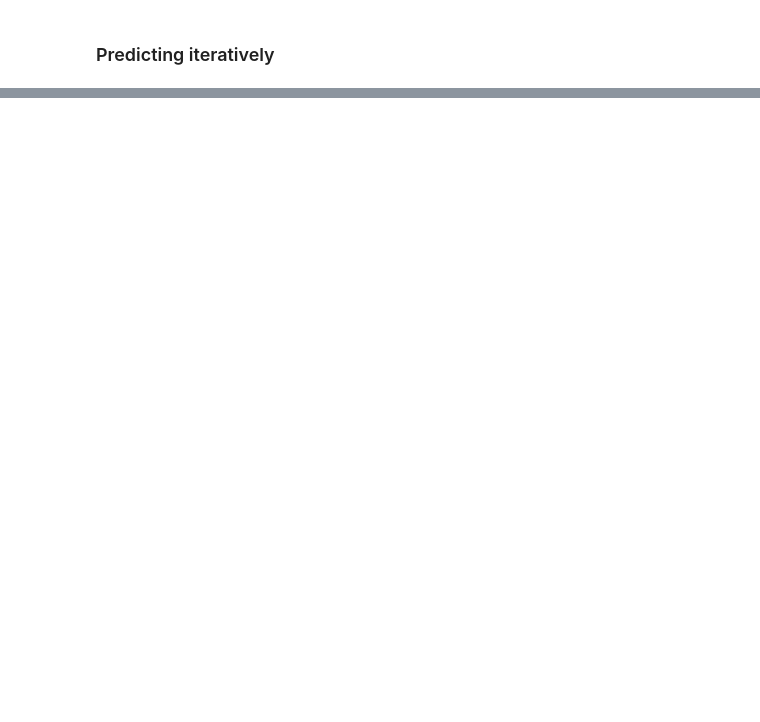
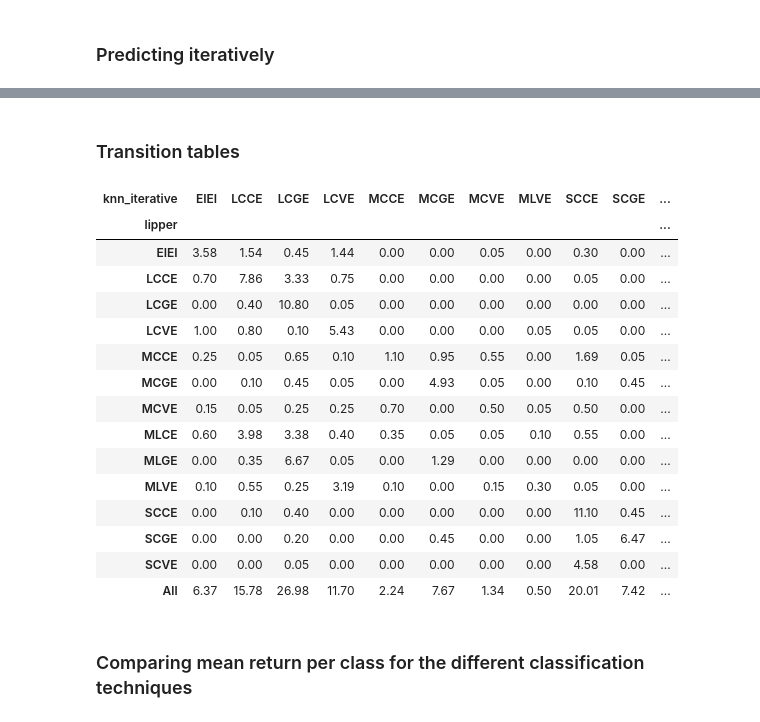
Before and after one commit to Amglex/Mutual-Funds, a Jupyter notebook: notebooks/040 - Classification.ipynb, the cells around one changed output, grey strips where cells are left out. Cells and saved outputs as stored; diff of their text form; code cells hidden in the pictures; blank space fills up the shorter version.

```diff
--- a/notebooks/040 - Classification.ipynb
+++ b/notebooks/040 - Classification.ipynb
@@ -34,17 +42,11 @@ end_date = '2018-01-01'
 ### Returns
 path = '../data/processed/returns.feather'
 returns = feather.read_dataframe(path)
-
-returns = returns.query('caldt >= @begin_date and caldt <= @end_date')
+returns = returns.rename(columns = {'caldt' : 'report_dt'})
 
 ### row_info
 path = '../data/processed/row_info.feather'
 row_info = feather.read_dataframe(path)
-
-row_info = row_info.query('report_dt >= @begin_date and report_dt <= @end_date')
-
-row_info.reset_index(inplace=True,drop=True)
-row_info['row'] = row_info.index
 
 ### col_info
 path = '../data/processed/col_info.feather'
@@ -53,12 +55,3 @@ col_info = feather.read_dataframe(path)
 ### Holdings
 path = '../data/processed/holdings.npz'
 holdings = sparse.load_npz(path)
-
-holdings = holdings[row_info.row.values]
-
-print('Shape of row_info:')
-print(row_info.shape)
-print('Shape of holdings:')
-print(holdings.shape)
-print()
-print(row_info.report_dt.describe())
@@ -198,2 +207,21 @@ sns.barplot(data = data, y = 'style', x = 'value', hue = 'variable')
+# %% [markdown]
+### Transition tables
 # %%
-round(pd.crosstab(comparing_df.true, comparing_df.predicted, margins=True, normalize='all') * 100,2)
+round(pd.crosstab(style_df['lipper'], style_df['knn_iterative'], margins=True, normalize='all') * 100,2)
+# %% [output]
+| knn_iterative | EIEI | LCCE | LCGE | LCVE | MCCE | MCGE | MCVE | MLVE | SCCE | SCGE | ... |
+| lipper |  |  |  |  |  |  |  |  |  |  | ... |
+| EIEI | 3.58 | 1.54 | 0.45 | 1.44 | 0.00 | 0.00 | 0.05 | 0.00 | 0.30 | 0.00 | ... |
+| LCCE | 0.70 | 7.86 | 3.33 | 0.75 | 0.00 | 0.00 | 0.00 | 0.00 | 0.05 | 0.00 | ... |
+| LCGE | 0.00 | 0.40 | 10.80 | 0.05 | 0.00 | 0.00 | 0.00 | 0.00 | 0.00 | 0.00 | ... |
+| LCVE | 1.00 | 0.80 | 0.10 | 5.43 | 0.00 | 0.00 | 0.00 | 0.05 | 0.05 | 0.00 | ... |
+| MCCE | 0.25 | 0.05 | 0.65 | 0.10 | 1.10 | 0.95 | 0.55 | 0.00 | 1.69 | 0.05 | ... |
+| MCGE | 0.00 | 0.10 | 0.45 | 0.05 | 0.00 | 4.93 | 0.05 | 0.00 | 0.10 | 0.45 | ... |
+| MCVE | 0.15 | 0.05 | 0.25 | 0.25 | 0.70 | 0.00 | 0.50 | 0.05 | 0.50 | 0.00 | ... |
+| MLCE | 0.60 | 3.98 | 3.38 | 0.40 | 0.35 | 0.05 | 0.05 | 0.10 | 0.55 | 0.00 | ... |
+| MLGE | 0.00 | 0.35 | 6.67 | 0.05 | 0.00 | 1.29 | 0.00 | 0.00 | 0.00 | 0.00 | ... |
+| MLVE | 0.10 | 0.55 | 0.25 | 3.19 | 0.10 | 0.00 | 0.15 | 0.30 | 0.05 | 0.00 | ... |
+| SCCE | 0.00 | 0.10 | 0.40 | 0.00 | 0.00 | 0.00 | 0.00 | 0.00 | 11.10 | 0.45 | ... |
+| SCGE | 0.00 | 0.00 | 0.20 | 0.00 | 0.00 | 0.45 | 0.00 | 0.00 | 1.05 | 6.47 | ... |
+| SCVE | 0.00 | 0.00 | 0.05 | 0.00 | 0.00 | 0.00 | 0.00 | 0.00 | 4.58 | 0.00 | ... |
+| All | 6.37 | 15.78 | 26.98 | 11.70 | 2.24 | 7.67 | 1.34 | 0.50 | 20.01 | 7.42 | ... |
@@ -205,0 +228,2 @@ print(classification_report(comparing_df.true, comparing_df.predicted))
+# %% [markdown]
+### Comparing mean return per class for the different classification techniques
```
Also changed, not shown: parts of 27 cells of this notebook.
